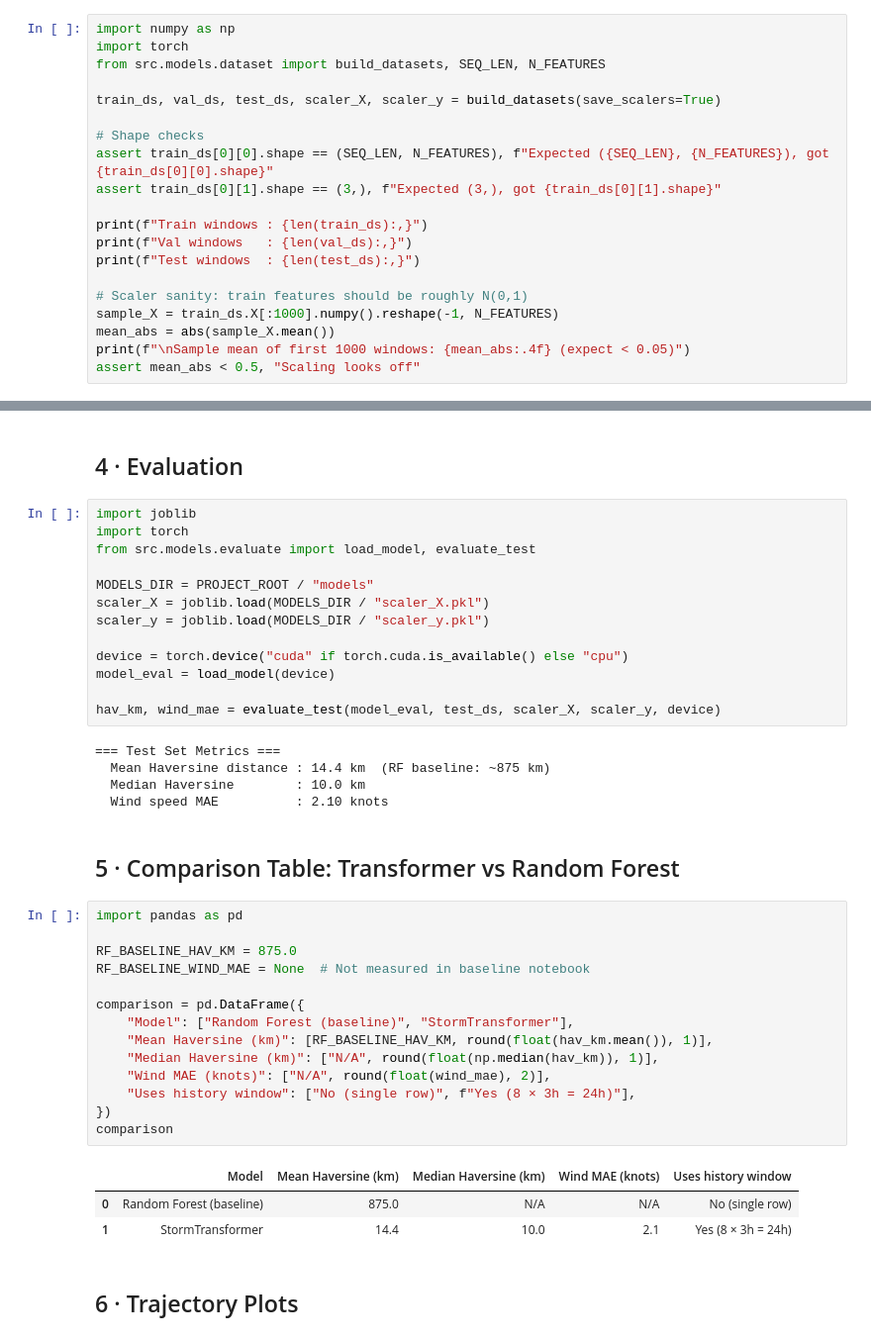
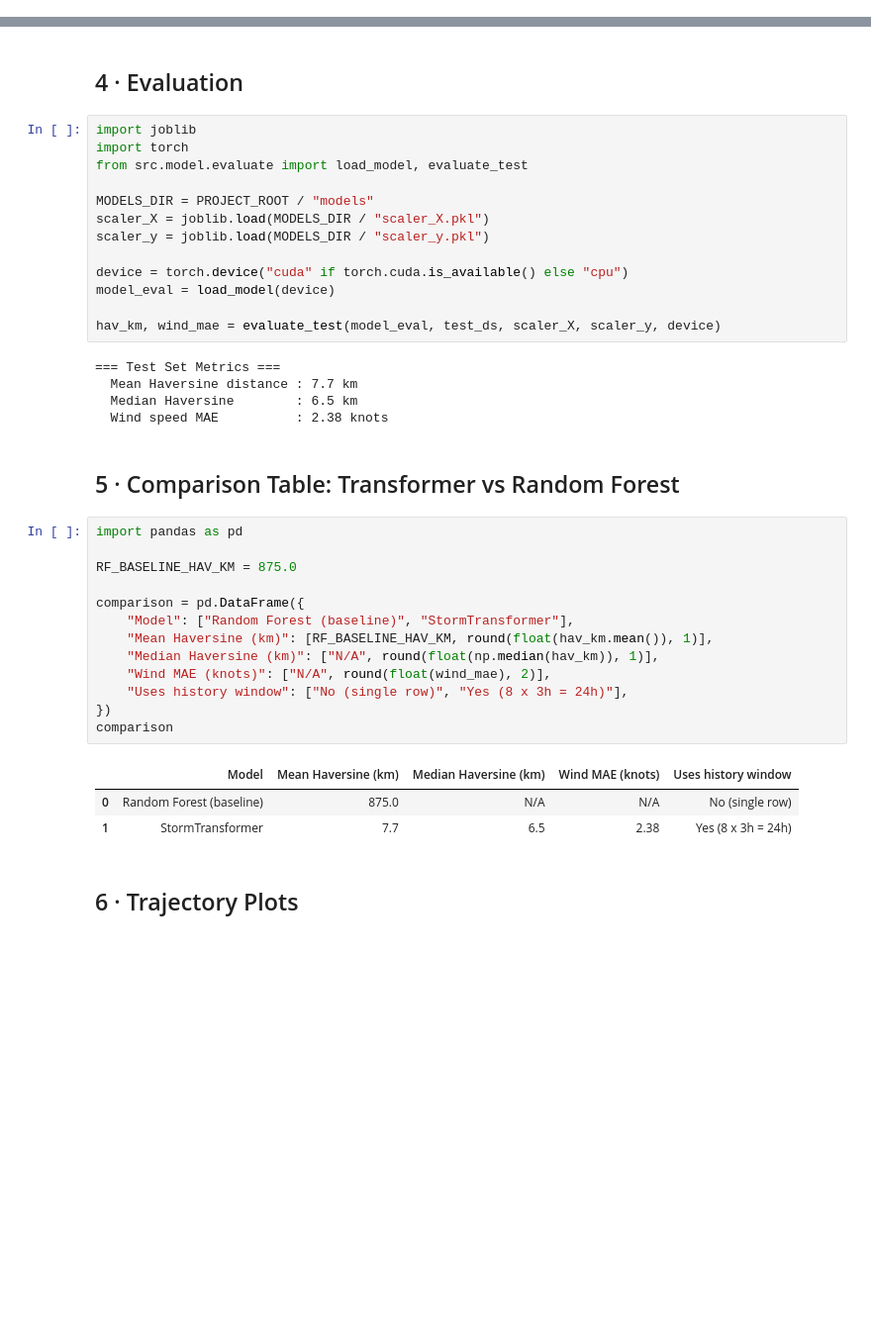
Before and after one commit to TranBaDat2607/Predict_storm_trajectory, a Jupyter notebook: notebooks/model_transformer.ipynb, the cells around one changed output, grey strips where cells are left out. Shown at 99% size. Drawn from its saved outputs; the diff is of its cells as text; blank space fills up the shorter version.

Commit message:
improve model overall accuracy

```diff
--- a/notebooks/model_transformer.ipynb
+++ b/notebooks/model_transformer.ipynb
@@ -65,20 +77,0 @@ Sample mean of first 1000 windows: 0.1595 (expect < 0.05)
-# %%
-import numpy as np
-import torch
-from src.models.dataset import build_datasets, SEQ_LEN, N_FEATURES
-
-train_ds, val_ds, test_ds, scaler_X, scaler_y = build_datasets(save_scalers=True)
-
-# Shape checks
-assert train_ds[0][0].shape == (SEQ_LEN, N_FEATURES), f"Expected ({SEQ_LEN}, {N_FEATURES}), got {train_ds[0][0].shape}"
-assert train_ds[0][1].shape == (3,), f"Expected (3,), got {train_ds[0][1].shape}"
-
-print(f"Train windows : {len(train_ds):,}")
-print(f"Val windows   : {len(val_ds):,}")
-print(f"Test windows  : {len(test_ds):,}")
-
-# Scaler sanity: train features should be roughly N(0,1)
-sample_X = train_ds.X[:1000].numpy().reshape(-1, N_FEATURES)
-mean_abs = abs(sample_X.mean())
-print(f"\nSample mean of first 1000 windows: {mean_abs:.4f} (expect < 0.05)")
-assert mean_abs < 0.5, "Scaling looks off"
@@ -188,7 +166,7 @@ Training complete. Epochs run: 96
 # %%
 import joblib
 import torch
-from src.models.evaluate import load_model, evaluate_test
+from src.model.evaluate import load_model, evaluate_test
 
 MODELS_DIR = PROJECT_ROOT / "models"
 scaler_X = joblib.load(MODELS_DIR / "scaler_X.pkl")
@@ -200,29 +178,28 @@ model_eval = load_model(device)
 hav_km, wind_mae = evaluate_test(model_eval, test_ds, scaler_X, scaler_y, device)
 # %% [output]
 === Test Set Metrics ===
-  Mean Haversine distance : 14.4 km  (RF baseline: ~875 km)
-  Median Haversine        : 10.0 km
-  Wind speed MAE          : 2.10 knots
+  Mean Haversine distance : 7.7 km
+  Median Haversine        : 6.5 km
+  Wind speed MAE          : 2.38 knots
 # %% [markdown]
 ## 5 · Comparison Table: Transformer vs Random Forest
 # %%
 import pandas as pd
 
 RF_BASELINE_HAV_KM = 875.0
-RF_BASELINE_WIND_MAE = None  # Not measured in baseline notebook
 
 comparison = pd.DataFrame({
     "Model": ["Random Forest (baseline)", "StormTransformer"],
     "Mean Haversine (km)": [RF_BASELINE_HAV_KM, round(float(hav_km.mean()), 1)],
     "Median Haversine (km)": ["N/A", round(float(np.median(hav_km)), 1)],
     "Wind MAE (knots)": ["N/A", round(float(wind_mae), 2)],
-    "Uses history window": ["No (single row)", f"Yes (8 × 3h = 24h)"],
+    "Uses history window": ["No (single row)", "Yes (8 x 3h = 24h)"],
 })
 comparison
 # %% [output]
 |  | Model | Mean Haversine (km) | Median Haversine (km) | Wind MAE (knots) | Uses history window |
 | 0 | Random Forest (baseline) | 875.0 | N/A | N/A | No (single row) |
-| 1 | StormTransformer | 14.4 | 10.0 | 2.1 | Yes (8 × 3h = 24h) |
+| 1 | StormTransformer | 7.7 | 6.5 | 2.38 | Yes (8 x 3h = 24h) |
 # %% [markdown]
 ## 6 · Trajectory Plots
 # %%
```
Also changed, not shown: parts of 11 cells of this notebook, 6 other files.
